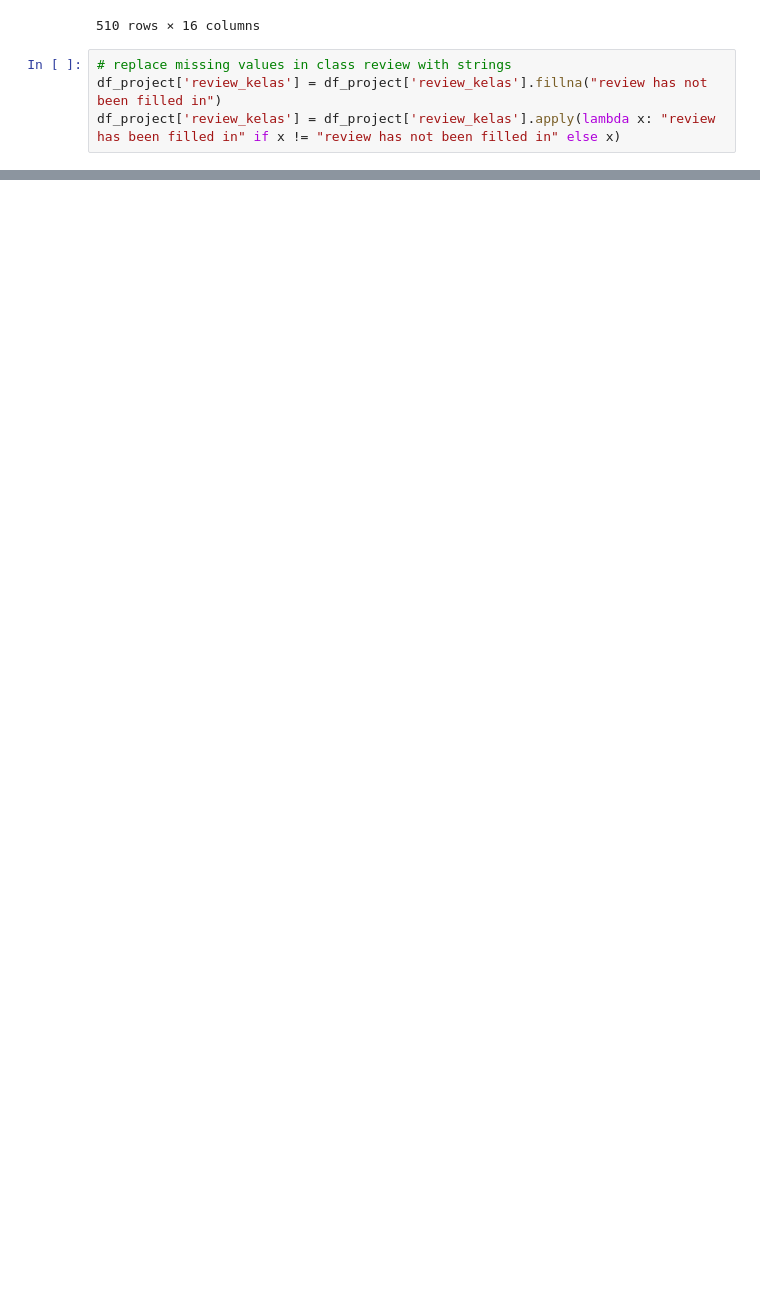
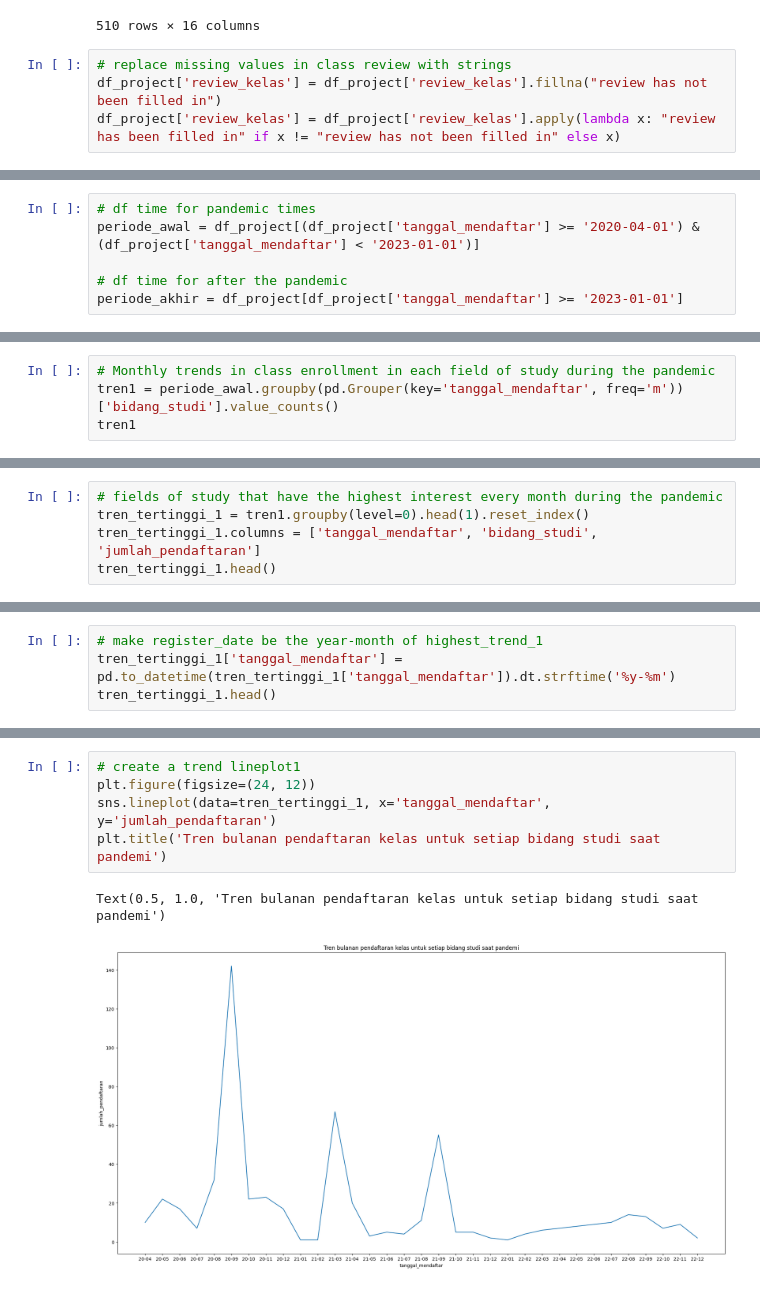
Before and after one commit to Evianitary18/Programming-With-Python, a Jupyter notebook: Evianita_Rifka_Yulistia_Final_Project.ipynb, the cells around one changed output, grey strips where cells are left out. Cells and saved outputs as stored; diff of their text form; blank space fills up the shorter version.

```diff
--- a/Evianita_Rifka_Yulistia_Final_Project.ipynb
+++ b/Evianita_Rifka_Yulistia_Final_Project.ipynb
@@ -307,0 +1051,6 @@ df_project['review_kelas'] = df_project['review_kelas'].apply(lambda x: "review
+# %%
+# df time for pandemic times
+periode_awal = df_project[(df_project['tanggal_mendaftar'] >= '2020-04-01') & (df_project['tanggal_mendaftar'] < '2023-01-01')]
+
+# df time for after the pandemic
+periode_akhir = df_project[df_project['tanggal_mendaftar'] >= '2023-01-01']
@@ -307,0 +1077,4 @@ df_project['review_kelas'] = df_project['review_kelas'].apply(lambda x: "review
+# %%
+# Monthly trends in class enrollment in each field of study during the pandemic
+tren1 = periode_awal.groupby(pd.Grouper(key='tanggal_mendaftar', freq='m'))['bidang_studi'].value_counts()
+tren1
@@ -307,0 +1097,5 @@ df_project['review_kelas'] = df_project['review_kelas'].apply(lambda x: "review
+# %%
+# fields of study that have the highest interest every month during the pandemic
+tren_tertinggi_1 = tren1.groupby(level=0).head(1).reset_index()
+tren_tertinggi_1.columns = ['tanggal_mendaftar', 'bidang_studi', 'jumlah_pendaftaran']
+tren_tertinggi_1.head()
@@ -307,0 +1109,4 @@ df_project['review_kelas'] = df_project['review_kelas'].apply(lambda x: "review
+# %%
+# make register_date be the year-month of highest_trend_1
+tren_tertinggi_1['tanggal_mendaftar'] = pd.to_datetime(tren_tertinggi_1['tanggal_mendaftar']).dt.strftime('%y-%m')
+tren_tertinggi_1.head()
@@ -307,0 +1120,8 @@ df_project['review_kelas'] = df_project['review_kelas'].apply(lambda x: "review
+# %%
+# create a trend lineplot1
+plt.figure(figsize=(24, 12))
+sns.lineplot(data=tren_tertinggi_1, x='tanggal_mendaftar', y='jumlah_pendaftaran')
+plt.title('Tren bulanan pendaftaran kelas untuk setiap bidang studi saat pandemi')
+# %% [output]
+Text(0.5, 1.0, 'Tren bulanan pendaftaran kelas untuk setiap bidang studi saat pandemi')
+[figure, added]
```
Also changed, not shown: parts of 144 cells of this notebook.
